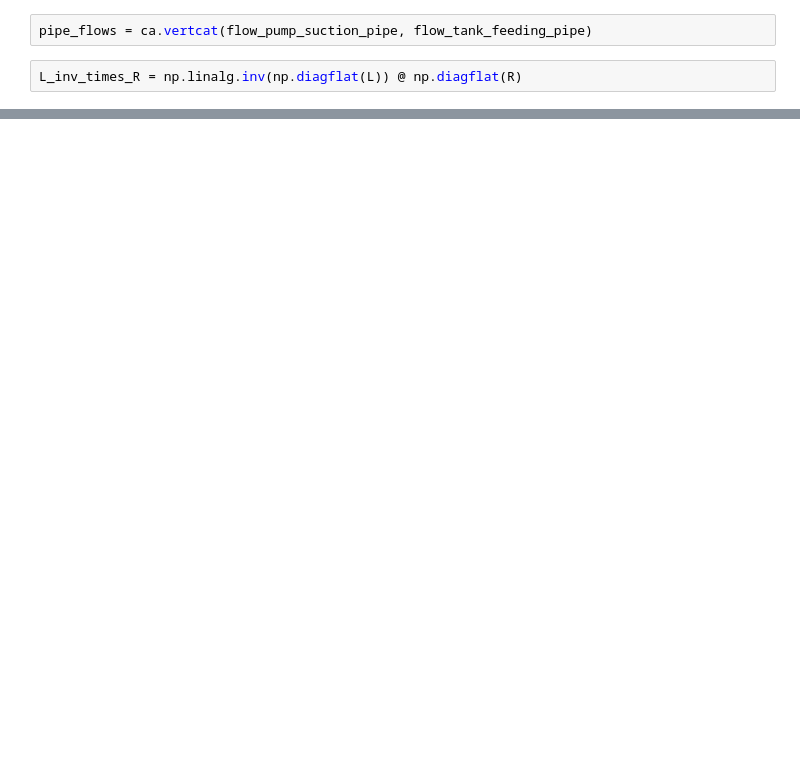
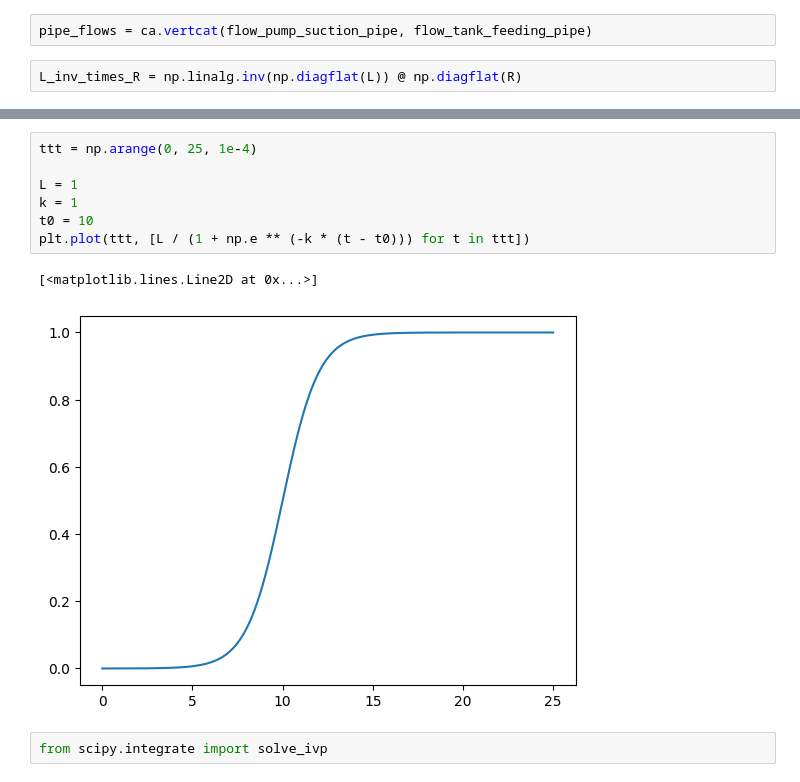
Before and after one commit to fluid-systems/test-rig-control-model, a Jupyter notebook: notebooks/operator_flow_pump.ipynb, the cells around one changed output, grey strips where cells are left out. Cells and saved outputs as stored; diff of their text form; blank space fills up the shorter version.

```diff
--- a/notebooks/operator_flow_pump.ipynb
+++ b/notebooks/operator_flow_pump.ipynb
@@ -477,0 +735,12 @@ for i in range(len(x_0[alg_vars])):
+# %%
+ttt = np.arange(0, 25, 1e-4)
+
+L = 1
+k = 1
+t0 = 10
+plt.plot(ttt, [L / (1 + np.e ** (-k * (t - t0))) for t in ttt])
+# %% [output]
+[<matplotlib.lines.Line2D at 0x...>]
+[figure, added]
+# %%
+from scipy.integrate import solve_ivp
```
Also changed, not shown: parts of 71 cells of this notebook, 3 other files.
